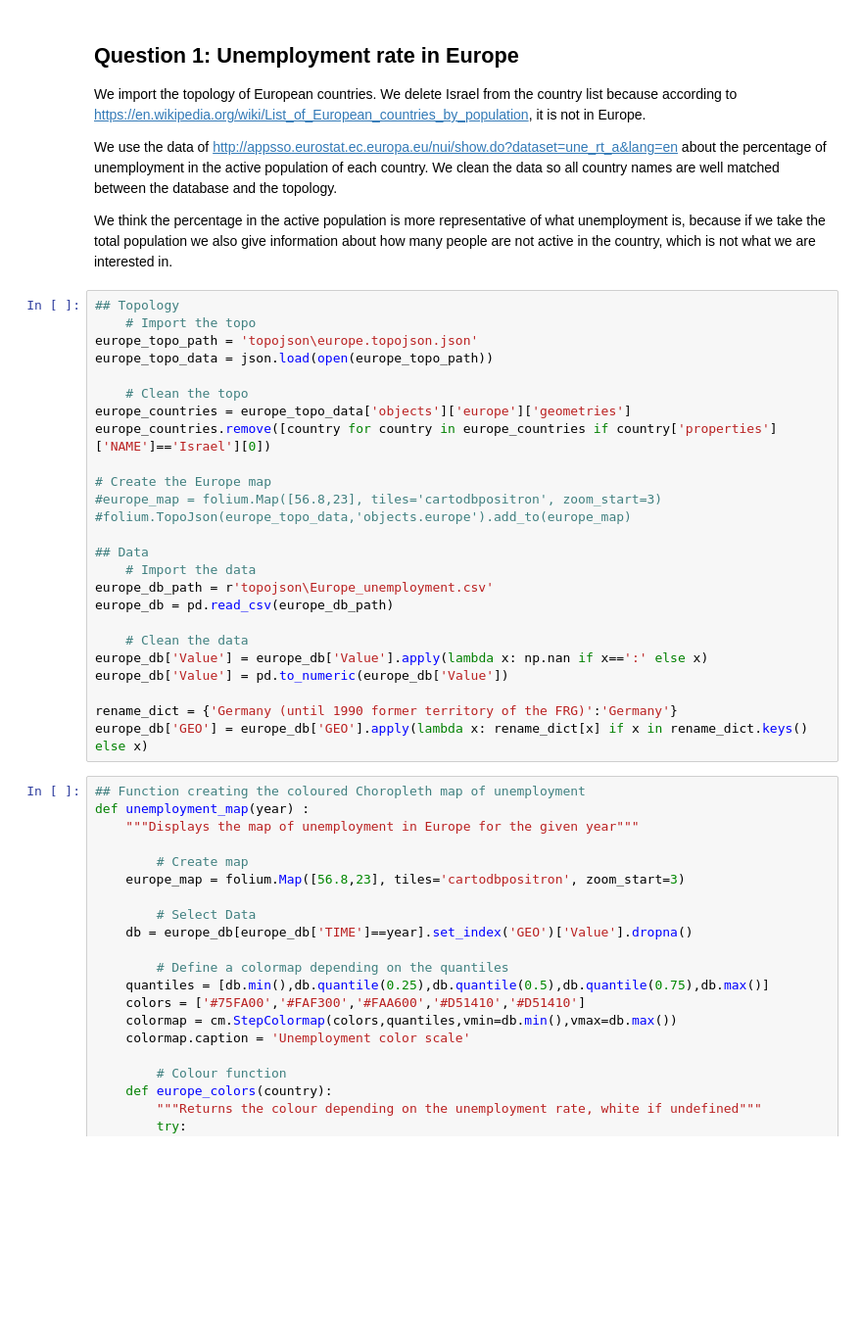
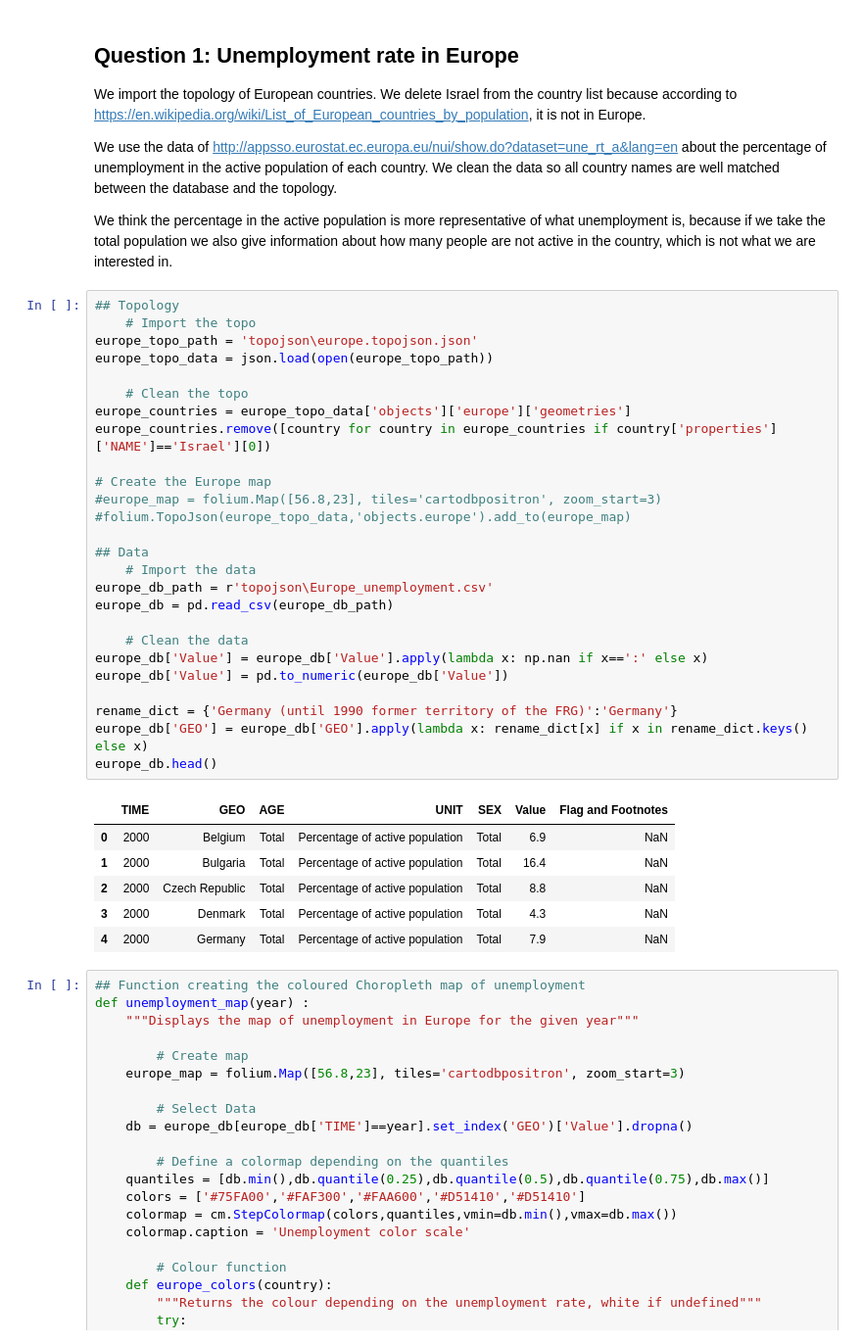
Before and after one commit to Redouane-Elghazi/ADA_ENPantouFLeS, a Jupyter notebook: HW3/HW3.ipynb, the cells around one changed output. Shown at 98% size. Saved outputs shown, nothing was run; the diff lists cells and outputs as text; blank space fills up the shorter version.

```diff
--- a/HW3/HW3.ipynb
+++ b/HW3/HW3.ipynb
@@ -21,28 +22,36 @@ We think the percentage in the active population is more representative of what
 # %%
 ## Topology
     # Import the topo
 europe_topo_path = 'topojson\europe.topojson.json'
 europe_topo_data = json.load(open(europe_topo_path))
 
     # Clean the topo
 europe_countries = europe_topo_data['objects']['europe']['geometries']
 europe_countries.remove([country for country in europe_countries if country['properties']['NAME']=='Israel'][0])
 
 # Create the Europe map
 #europe_map = folium.Map([56.8,23], tiles='cartodbpositron', zoom_start=3)
 #folium.TopoJson(europe_topo_data,'objects.europe').add_to(europe_map)
 
 ## Data
     # Import the data
 europe_db_path = r'topojson\Europe_unemployment.csv'
 europe_db = pd.read_csv(europe_db_path)
 
     # Clean the data
 europe_db['Value'] = europe_db['Value'].apply(lambda x: np.nan if x==':' else x)
 europe_db['Value'] = pd.to_numeric(europe_db['Value'])
 
 rename_dict = {'Germany (until 1990 former territory of the FRG)':'Germany'}
 europe_db['GEO'] = europe_db['GEO'].apply(lambda x: rename_dict[x] if x in rename_dict.keys() else x)
+europe_db.head()
+# %% [output]
+|  | TIME | GEO | AGE | UNIT | SEX | Value | Flag and Footnotes |
+| 0 | 2000 | Belgium | Total | Percentage of active population | Total | 6.9 | NaN |
+| 1 | 2000 | Bulgaria | Total | Percentage of active population | Total | 16.4 | NaN |
+| 2 | 2000 | Czech Republic | Total | Percentage of active population | Total | 8.8 | NaN |
+| 3 | 2000 | Denmark | Total | Percentage of active population | Total | 4.3 | NaN |
+| 4 | 2000 | Germany | Total | Percentage of active population | Total | 7.9 | NaN |
 # %%
 ## Function creating the coloured Choropleth map of unemployment
 def unemployment_map(year) :
```
Also changed, not shown: parts of 9 cells of this notebook, 1 other file.
